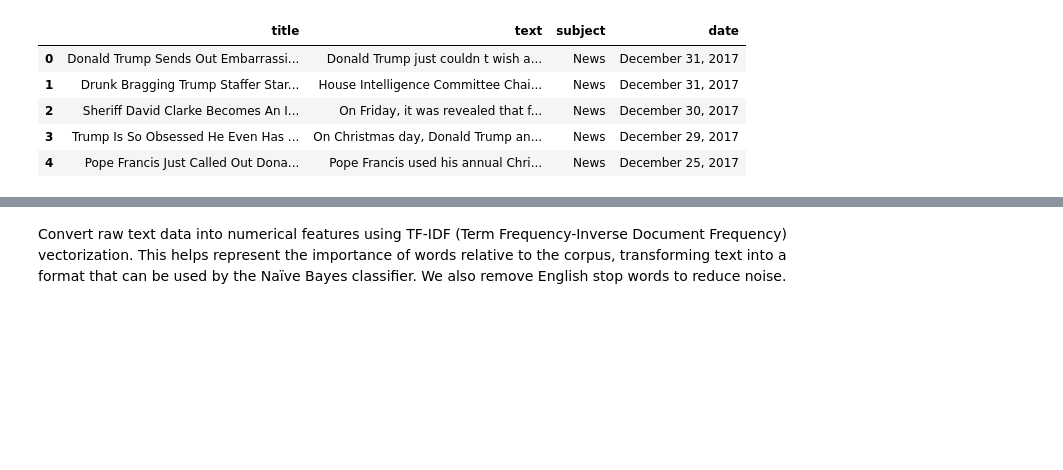
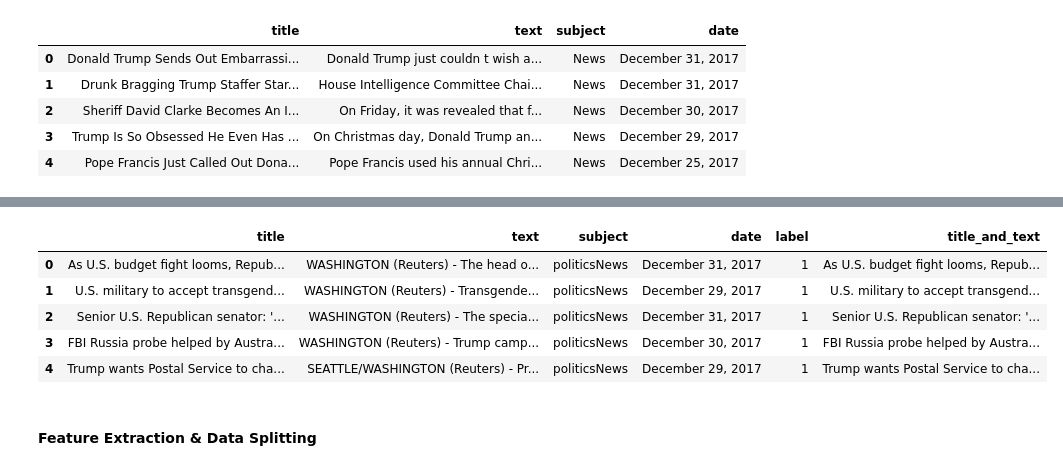
Before and after one commit to KyleL1015/CSE150AMilestone2, a Jupyter notebook: CSE150AMilestone2.ipynb, the cells around one changed output, grey strips where cells are left out. Drawn from its saved outputs; the diff is of its cells as text; code cells hidden in the pictures; blank space fills up the shorter version.

```diff
--- a/CSE150AMilestone2.ipynb
+++ b/CSE150AMilestone2.ipynb
@@ -50,3 +40,3 @@ Turn our csv files into pandas DataFrames:
 # %%
-true_df = pd.read_csv('True.csv', delimiter=',')
-fake_df = pd.read_csv('Fake.csv', delimiter=',')
+real_df = pd.read_csv('True.csv')
+fake_df = pd.read_csv('Fake.csv')
@@ -117,3 +99,3 @@ We concatenate the two dataframes together and add an column `label` which has `
 # %%
-true_df["label"] = 1
+real_df["label"] = 1
 fake_df["label"] = 0
@@ -120,2 +104,2 @@ fake_df["label"] = 0
 # %%
-df = pd.concat([true_df, fake_df], axis=0).reset_index(drop=True)
+df = pd.concat([real_df, fake_df], axis=0).reset_index(drop=True)
@@ -176,8 +143,16 @@ Are there any empty strings in the new's article date column? (True/False): Fals
+# %%
+df["title_and_text"] = df["title"] + " " + df["text"]
+df.head()
+# %% [output]
+|  | title | text | subject | date | label | title_and_text |
+| 0 | As U.S. budget fight looms, Repub... | WASHINGTON (Reuters) - The head o... | politicsNews | December 31, 2017 | 1 | As U.S. budget fight looms, Repub... |
+| 1 | U.S. military to accept transgend... | WASHINGTON (Reuters) - Transgende... | politicsNews | December 29, 2017 | 1 | U.S. military to accept transgend... |
+| 2 | Senior U.S. Republican senator: '... | WASHINGTON (Reuters) - The specia... | politicsNews | December 31, 2017 | 1 | Senior U.S. Republican senator: '... |
+| 3 | FBI Russia probe helped by Austra... | WASHINGTON (Reuters) - Trump camp... | politicsNews | December 30, 2017 | 1 | FBI Russia probe helped by Austra... |
+| 4 | Trump wants Postal Service to cha... | SEATTLE/WASHINGTON (Reuters) - Pr... | politicsNews | December 29, 2017 | 1 | Trump wants Postal Service to cha... |
 # %%
 from sklearn.feature_extraction.text import TfidfVectorizer
 from sklearn.model_selection import train_test_split
 from sklearn.naive_bayes import MultinomialNB
 from sklearn.metrics import accuracy_score, classification_report, confusion_matrix
 import re
-# %% [markdown]
-Convert raw text data into numerical features using TF-IDF (Term Frequency-Inverse Document Frequency) vectorization. This helps represent the importance of words relative to the corpus, transforming text into a format that can be used by the Naïve Bayes classifier. We also remove English stop words to reduce noise.
@@ -190 +159,3 @@ def custom_preprocessor(text):
+# %% [markdown]
+#### Feature Extraction & Data Splitting
 # %%
```
Also changed, not shown: parts of 65 cells of this notebook.
